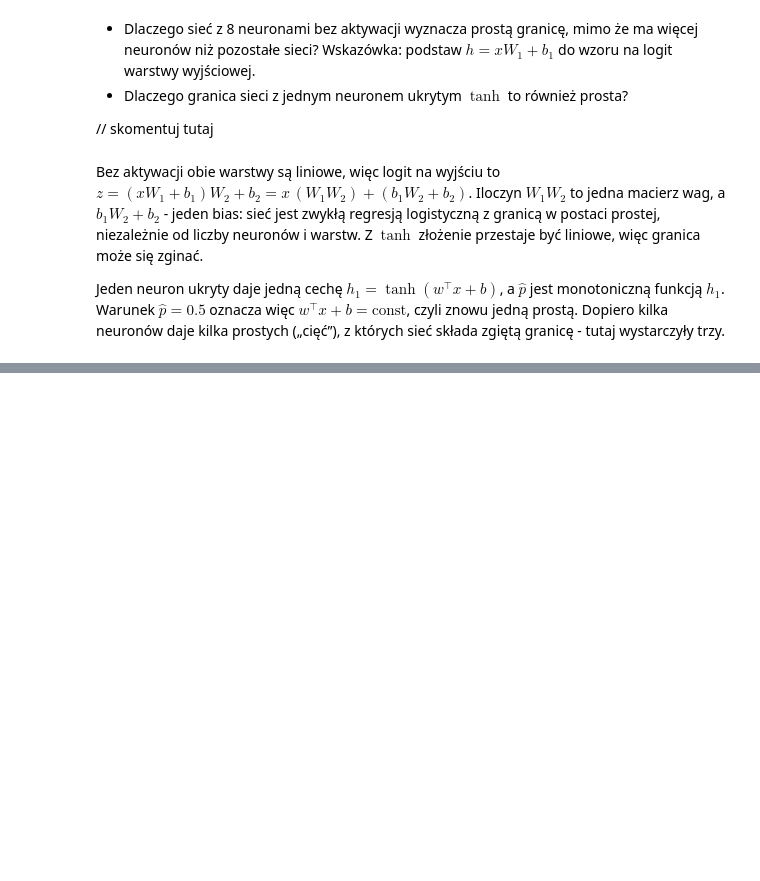
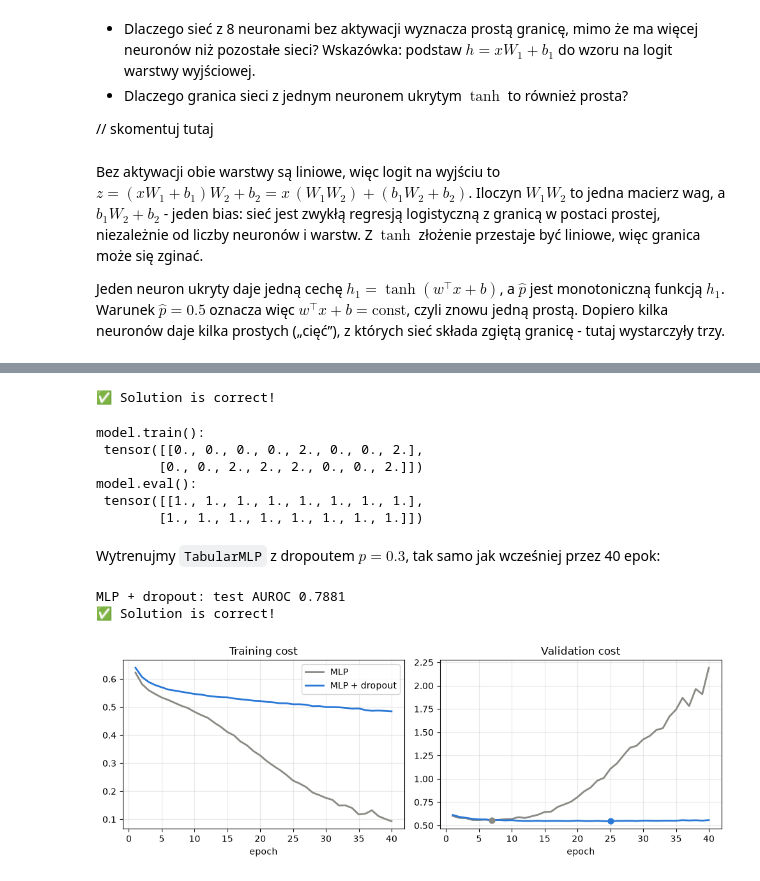
Before and after one commit to pFornagiel/podstawy-sztucznej-inteligencji, a Jupyter notebook: lab_3_remaster/lab_3_solution.ipynb, the cells around one changed output, grey strips where cells are left out. Cells and saved outputs as stored; diff of their text form; code cells hidden in the pictures; blank space fills up the shorter version.

```diff
--- a/lab_3_remaster/lab_3_solution.ipynb
+++ b/lab_3_remaster/lab_3_solution.ipynb
@@ -1042,0 +1573,33 @@ daje kilka prostych („cięć”), z których sieć składa zgiętą granicę -
+# %%
+check_task_13(MyDropout)
+# %% [output]
+✅ Solution is correct!
+# %%
+dropout = MyDropout(p=0.5)
+h = torch.ones(2, 8)
+
+dropout.train()
+print("model.train():\n", dropout(h))
+dropout.eval()
+print("model.eval():\n", dropout(h))
+# %% [output]
+model.train():
+ tensor([[0., 0., 0., 0., 2., 0., 0., 2.],
+        [0., 0., 2., 2., 2., 0., 0., 2.]])
+model.eval():
+ tensor([[1., 1., 1., 1., 1., 1., 1., 1.],
+        [1., 1., 1., 1., 1., 1., 1., 1.]])
+# %% [markdown]
+Wytrenujmy `TabularMLP` z dropoutem $p = 0.3$, tak samo jak wcześniej przez 40 epok:
+# %%
+torch.manual_seed(0)
+mlp = TabularMLP(n_features, dropout=0.3)
+optimizer = optim.Adam(mlp.parameters(), lr=3e-3)
+run_experiment("MLP + dropout", mlp, optimizer)
+
+check_experiment(results, "MLP + dropout")
+plot_learning_curves(["MLP", "MLP + dropout"])
+# %% [output]
+MLP + dropout: test AUROC 0.7881
+✅ Solution is correct!
+[figure, added]
```
Also changed, not shown: parts of 90 cells of this notebook, 27 other files.
